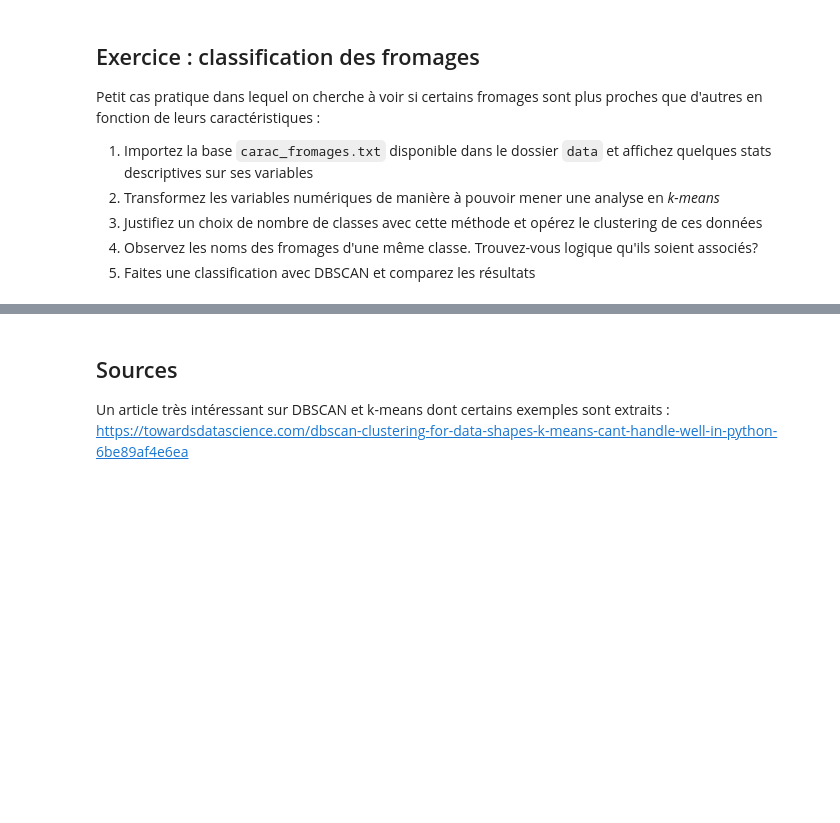
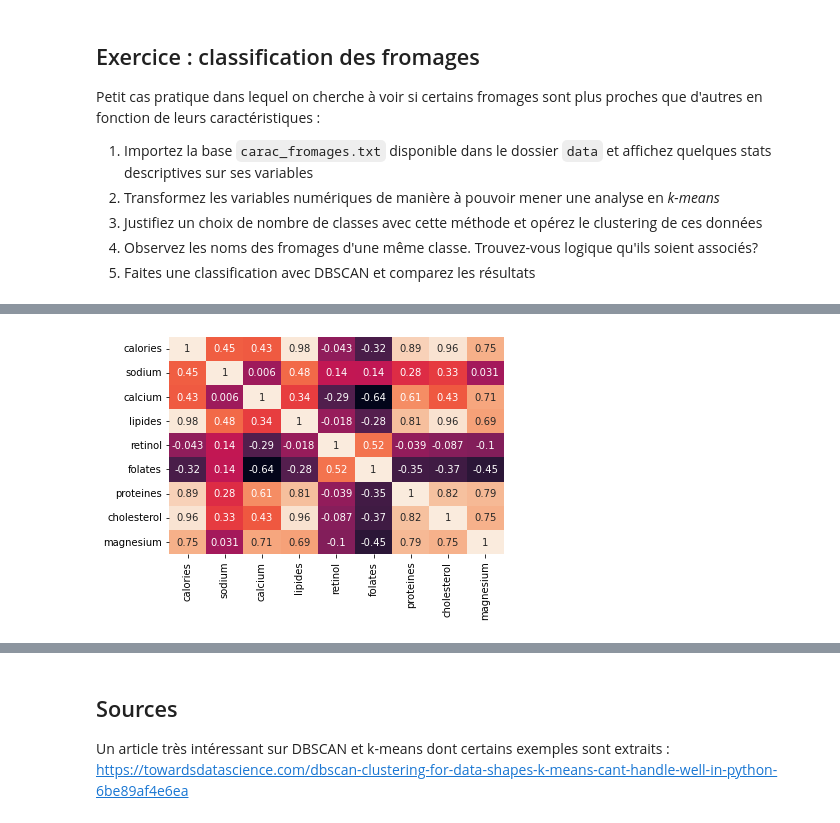
Before and after one commit to louiskuhn/IA-P2-Euskadi, a Jupyter notebook: Ressources/Machine Learning/Clustering/Kmeans et DBSCAN/kmeans_dbscan.ipynb, the cells around one changed output, grey strips where cells are left out. Drawn from its saved outputs; the diff is of its cells as text; code cells hidden in the pictures; blank space fills up the shorter version.

```diff
--- a/Ressources/Machine Learning/Clustering/Kmeans et DBSCAN/kmeans_dbscan.ipynb
+++ b/Ressources/Machine Learning/Clustering/Kmeans et DBSCAN/kmeans_dbscan.ipynb
@@ -202,3 +266,7 @@ Petit cas pratique dans lequel on cherche à voir si certains fromages sont plus
 3. Justifiez un choix de nombre de classes avec cette méthode et opérez le clustering de ces données
 4. Observez les noms des fromages d'une même classe. Trouvez-vous logique qu'ils soient associés?
 5. Faites une classification avec DBSCAN et comparez les résultats
+# %%
+import pandas as pd
+df = pd.read_csv('../carac_fromages.txt', sep='\t', index_col=['Fromages'])
+df
@@ -204,0 +304,4 @@ Petit cas pratique dans lequel on cherche à voir si certains fromages sont plus
+# %%
+sns.heatmap(df.corr(), annot=True, cbar=False);
+# %% [output]
+[figure, added]
```
Also changed, not shown: parts of 17 cells of this notebook, 3 other files.
